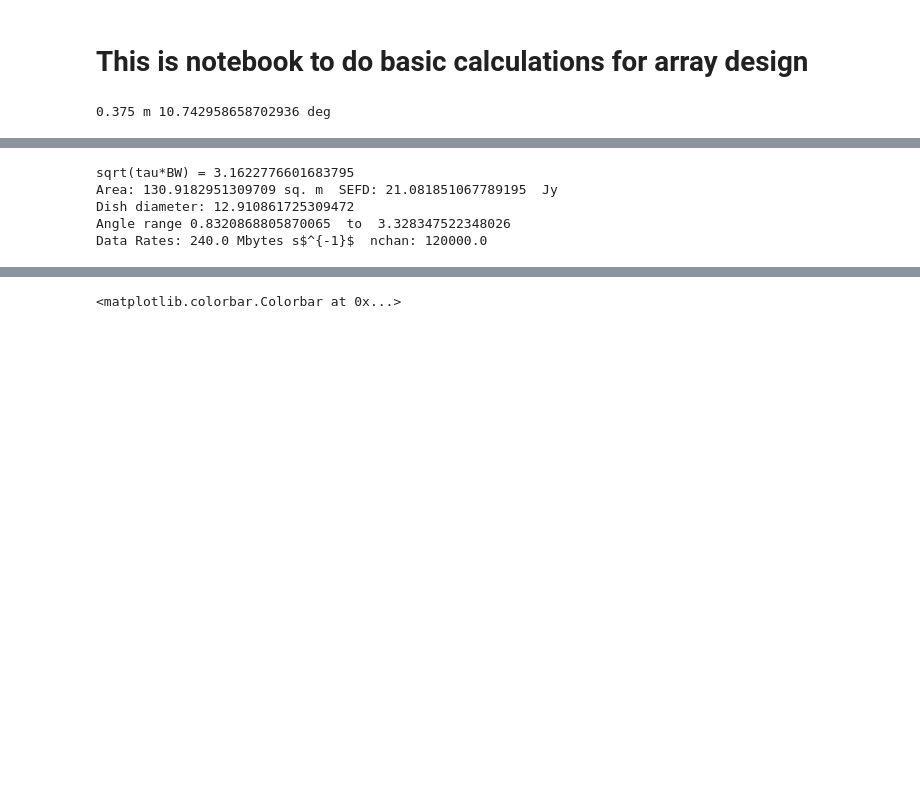
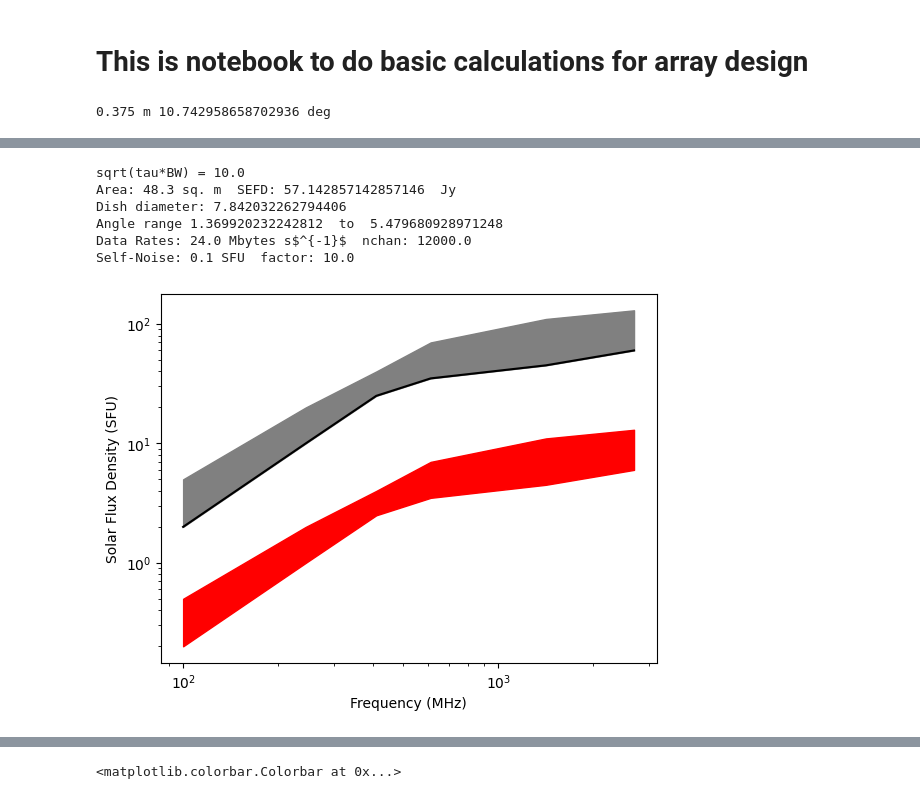
Before and after one commit to rohitcbscient/lipi, a Jupyter notebook: lipi/adhyan/ska/solar_array.ipynb, the cells around one changed output, grey strips where cells are left out. Cells and saved outputs as stored; diff of their text form; code cells hidden in the pictures; blank space fills up the shorter version.

```diff
--- a/lipi/adhyan/ska/solar_array.ipynb
+++ b/lipi/adhyan/ska/solar_array.ipynb
@@ -69,9 +50,14 @@ plt.grid()
 # %%
+"""
+Calculation given a sentitvity level compute the antenna surface area
+
+"""
+
 min_S = 1.e4 # 0.1 SFU
-Tsys = 300 # in K
+Tsys = 350 # in K
 sigma_dec =5
 tau=0.001 # in sec
-BW = 1.e4 # 10 kHz
+BW = 10.e3 # 10 kHz
 del_Srms = min_S/sigma_dec
 tauBW = np.sqrt(tau*BW)
 print('sqrt(tau*BW) =',tauBW)
@@ -91,9 +77,32 @@ nchan = (hf-lf)*1.e6/BW # number of channels for 400 MHz to 1600 MHz
 nbytes = 2
 data_rate = nchan*nbytes/tau
 print('Data Rates:',data_rate/1.e6,'Mbytes s$^{-1}$ ','nchan:',nchan)
+
+selfnoise = min_S / (np.sqrt(1)*tauBW)
+print('Self-Noise:', selfnoise/1.e4, 'SFU',' factor:',tauBW)
 # %% [output]
-sqrt(tau*BW) = 3.1622776601683795
-Area: 130.9182951309709 sq. m  SEFD: 21.081851067789195  Jy
-Dish diameter: 12.910861725309472
-Angle range 0.8320868805870065  to  3.328347522348026
-Data Rates: 240.0 Mbytes s$^{-1}$  nchan: 120000.0
+sqrt(tau*BW) = 10.0
+Area: 48.3 sq. m  SEFD: 57.142857142857146  Jy
+Dish diameter: 7.842032262794406
+Angle range 1.369920232242812  to  5.479680928971248
+Data Rates: 24.0 Mbytes s$^{-1}$  nchan: 12000.0
+Self-Noise: 0.1 SFU  factor: 10.0
+# %%
+freq = np.array([100,245,410,610,1415,2695])
+qs_flux_min = np.array([2,10,25,35,45,60])
+qs_flux_max = np.array([5,20,40,70,110,130])
+
+sn_qs_flux_min = qs_flux_min/tauBW
+sn_qs_flux_max = qs_flux_max/tauBW
+
+f,ax = plt.subplots(1,1)
+ax.plot(freq,qs_flux_min,color='k')
+ax.set_ylabel('Solar Flux Density (SFU)')
+ax.set_xlabel('Frequency (MHz)')
+ax.fill_between(freq,qs_flux_min,qs_flux_max,color='gray')
+ax.fill_between(freq,sn_qs_flux_min,sn_qs_flux_max,color='red')
+ax.set_yscale('log')
+ax.set_xscale('log')
+plt.show()
+# %% [output]
+[figure, added]
```
Also changed, not shown: parts of 4 cells of this notebook, 1 other file.
